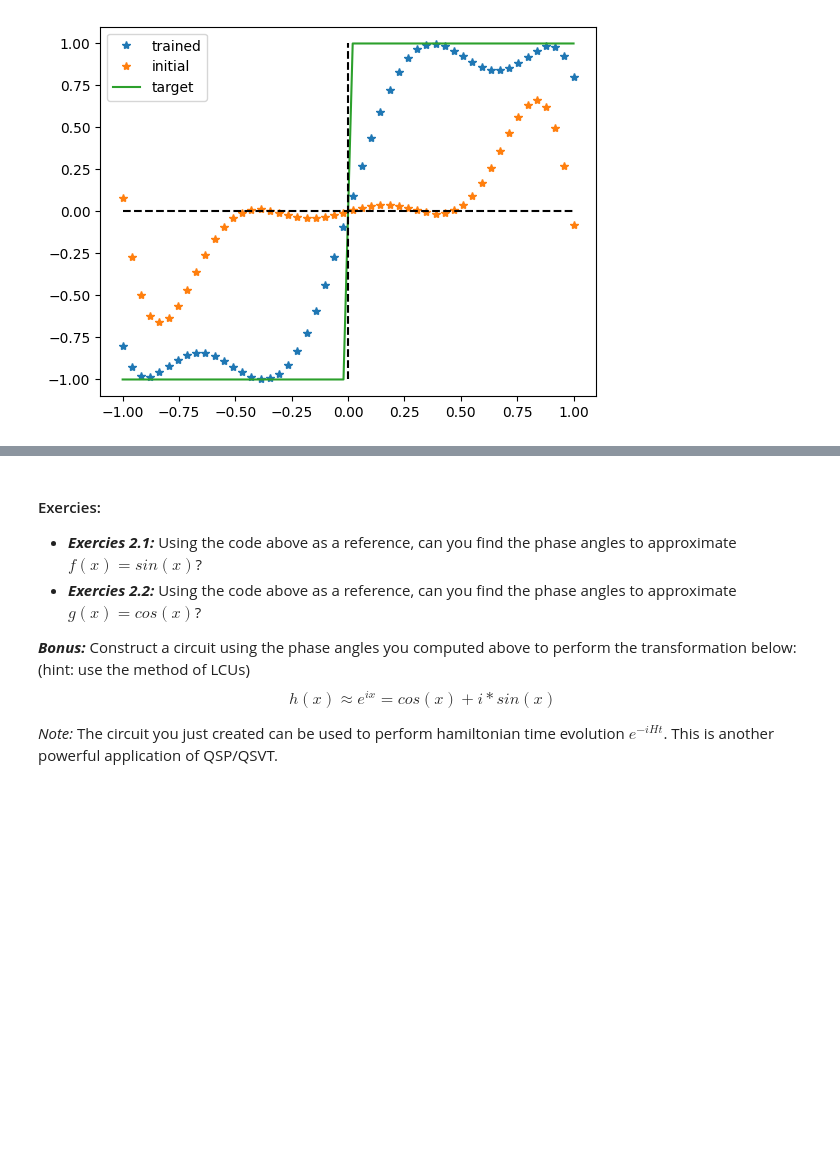
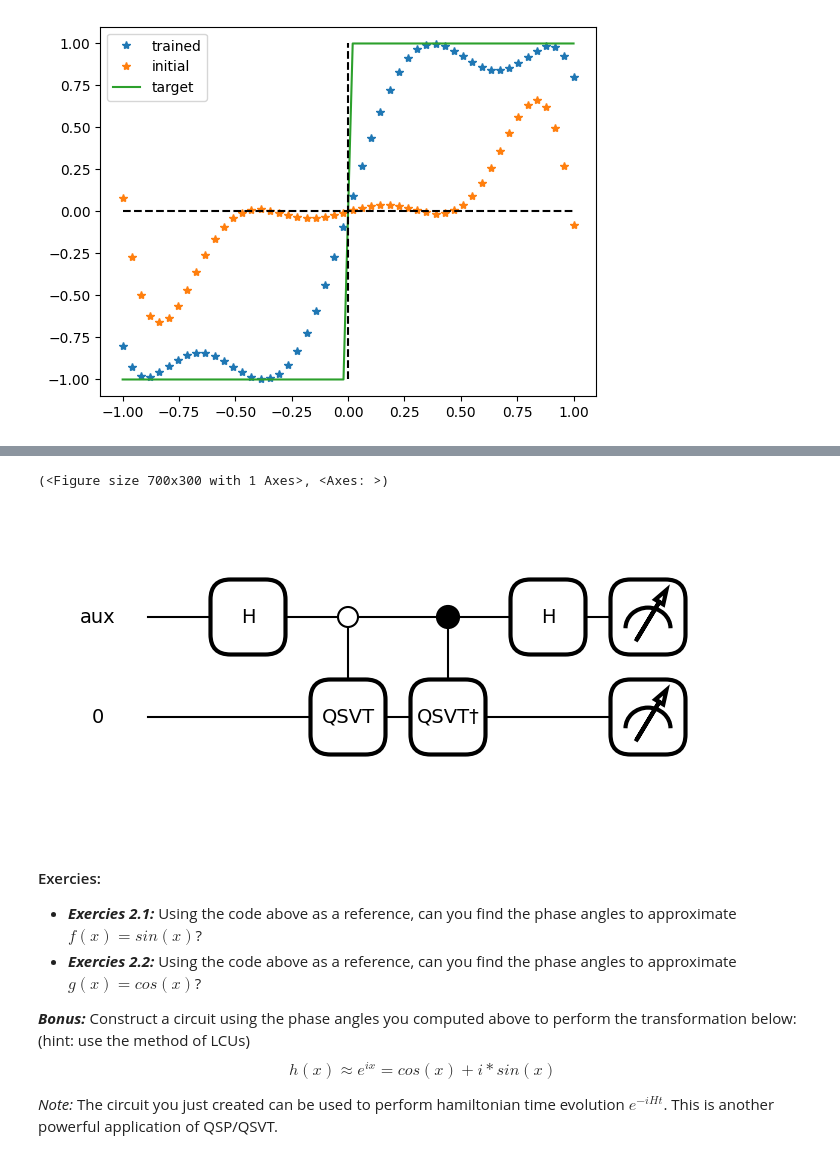
Before and after one commit to Jaybsoni/QSVT_Lab, a Jupyter notebook: QSVT Lab.ipynb, the cells around one changed output, grey strips where cells are left out. Cells and saved outputs as stored; diff of their text form; code cells hidden in the pictures; blank space fills up the shorter version.

```diff
--- a/QSVT Lab.ipynb
+++ b/QSVT Lab.ipynb
@@ -238,5 +301,23 @@ plt.show()
 # %%
 ## Show how to recover the "real" unitary
+import pennylane as qml
+
+dev = qml.device("default.qubit")
+
+@qml.qnode(dev)
+def real_u_circuit(a, phi):
+    qml.Hadamard(wires="aux")
+
+    qml.ctrl(qml.qsvt, control=("aux",), control_values=(0,))(a, phi, wires=[0])
+    qml.ctrl(qml.adjoint(qml.qsvt), control=("aux",), control_values=(1,))(a, phi, wires=[0])
+
+    qml.Hadamard(wires="aux")
+    return qml.state()
+
+qml.draw_mpl(real_u_circuit)(0.5, [0, 1, 2])
+# %% [output]
+(<Figure size 700x300 with 1 Axes>, <Axes: >)
+[figure, added]
 # %% [markdown]
 #### Exercies:
 
```
Also changed, not shown: parts of 7 cells of this notebook.
